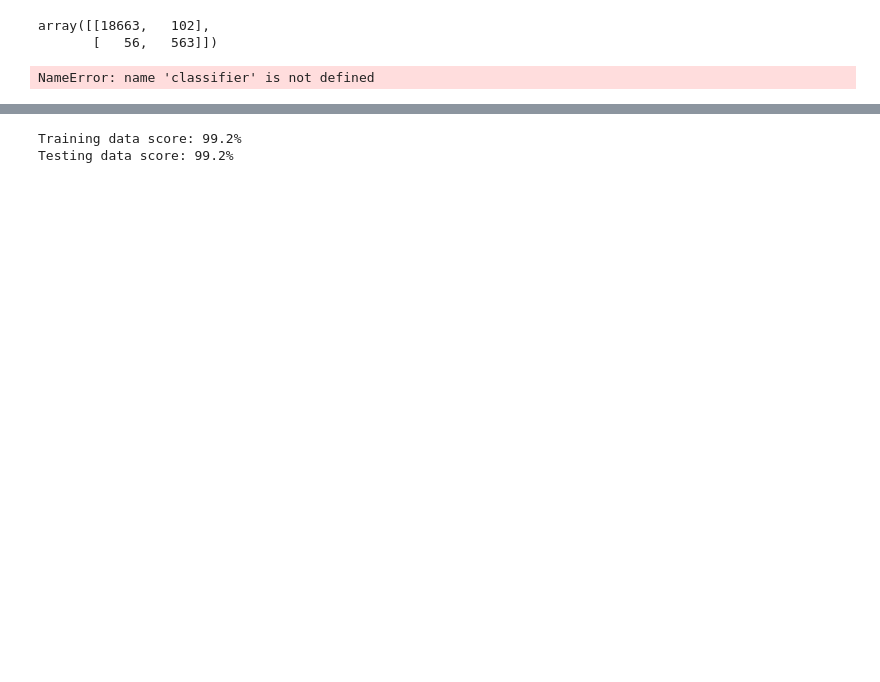
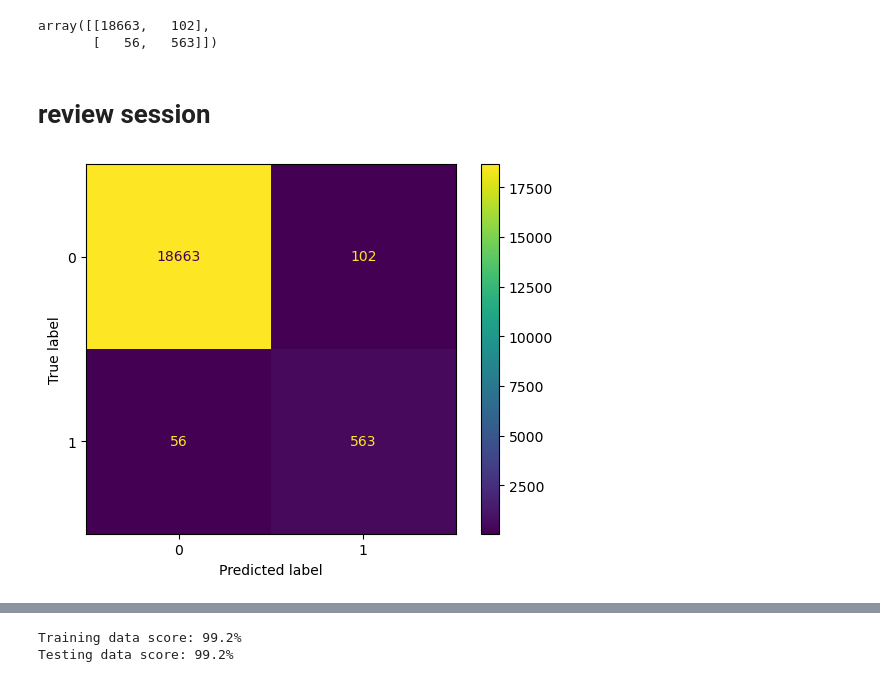
Before and after one commit to nabroo101/credit-risk-classification, a Jupyter notebook: Credit_Risk/credit_risk_classification.ipynb, the cells around one changed output, grey strips where cells are left out. Drawn from its saved outputs; the diff is of its cells as text; code cells hidden in the pictures; blank space fills up the shorter version.

```diff
--- a/Credit_Risk/credit_risk_classification.ipynb
+++ b/Credit_Risk/credit_risk_classification.ipynb
@@ -208,9 +242,14 @@ cm
 # %% [output]
 array([[18663,   102],
        [   56,   563]])
+# %% [markdown]
+# review session
 # %%
 #displaying the confusion matrix
-cm_plot = confusion_matrix(y_test , predictions, labels = logisti.classes_)
-cm_plot = ConfusionMatrixDisplay(confusion_matrix=cm , display_labels = classifier.classes_)
+cm_plot = confusion_matrix(y_test , predictions, labels = logistic_regression_model.classes_)
+cm_plot = ConfusionMatrixDisplay(confusion_matrix=cm , display_labels = logistic_regression_model.classes_)
+
+cm_plot.plot()
+plt.show()
 # %% [output]
-NameError: name 'classifier' is not defined
+[figure, added]
```
Also changed, not shown: parts of 5 cells of this notebook.
